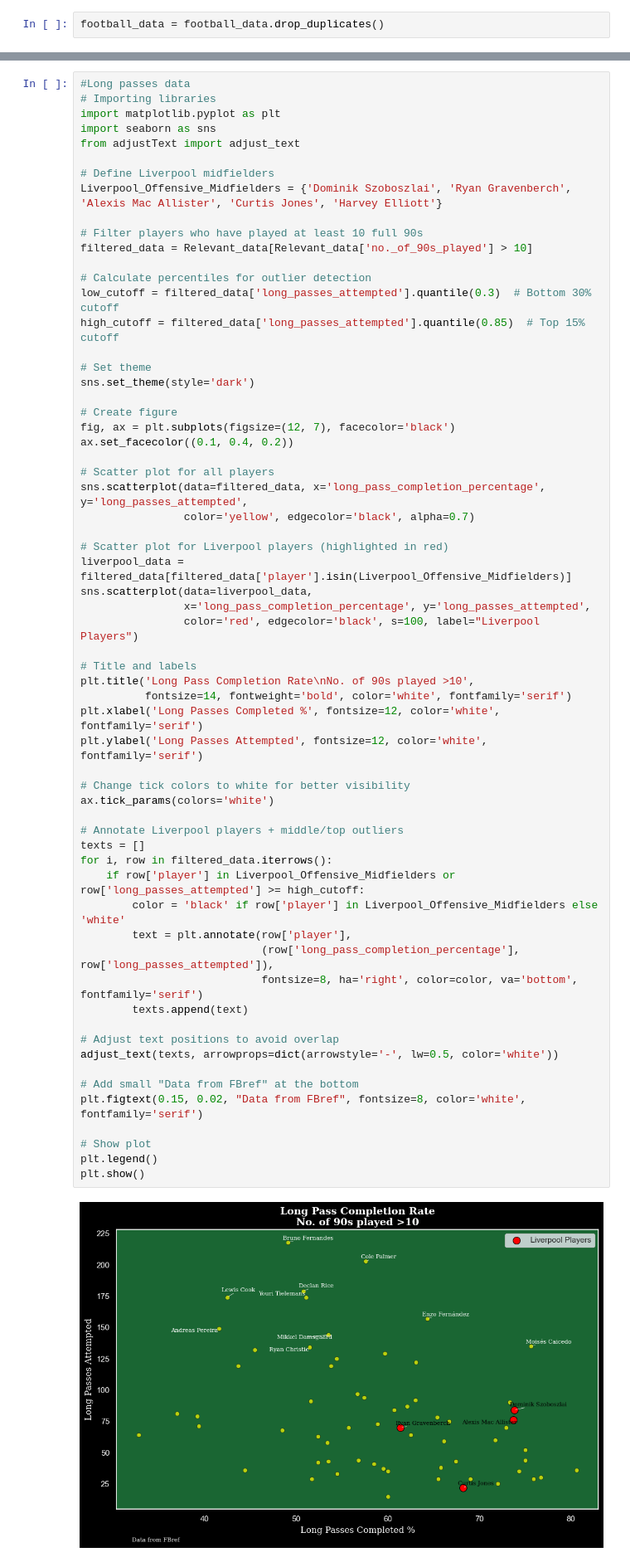
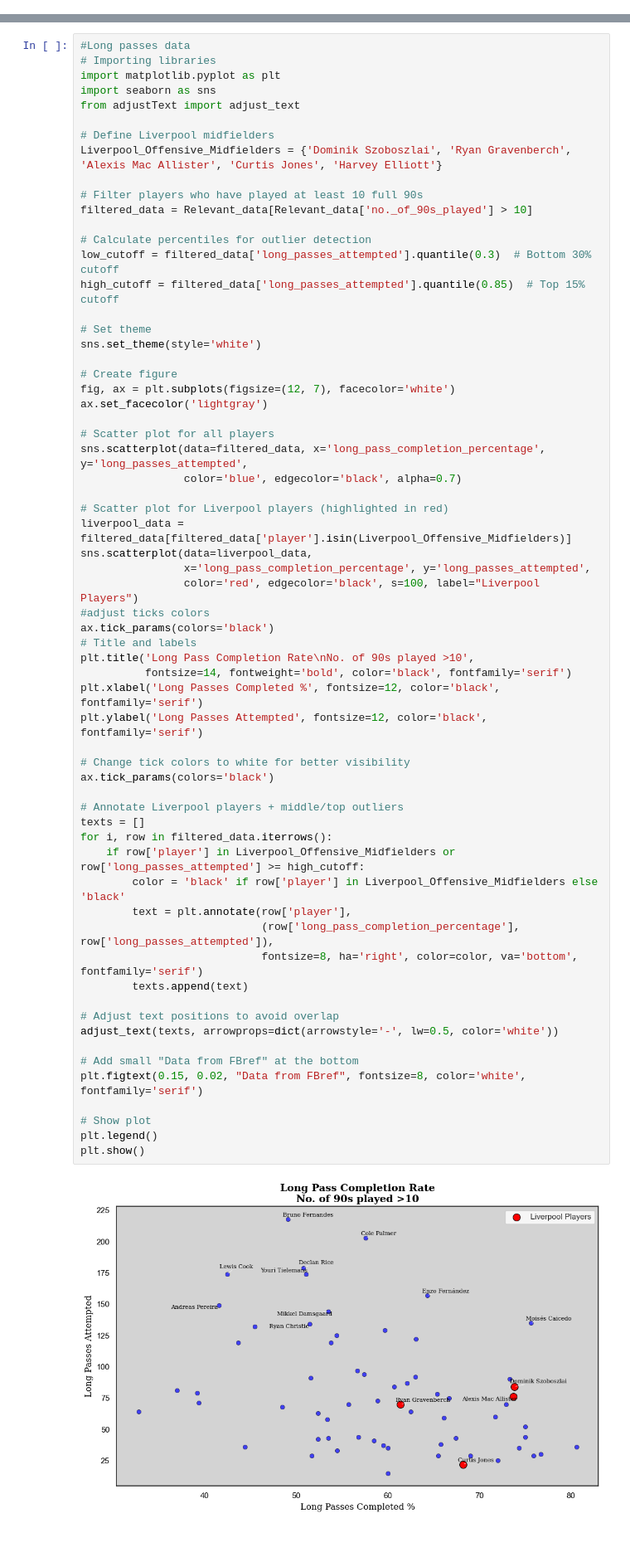
Before and after one commit to Elias-3817/Football-analysis-side-project-2, a Jupyter notebook: Offensive Midfielders Data/Code/offensive_midfielder_analysis.ipynb, the cells around one changed output, grey strips where cells are left out. Shown at 83% size. Cells and saved outputs as stored; diff of their text form.

```diff
--- a/Offensive Midfielders Data/Code/offensive_midfielder_analysis.ipynb
+++ b/Offensive Midfielders Data/Code/offensive_midfielder_analysis.ipynb
@@ -391,7 +373,5 @@ Wolves_Offensive_Midfielders = Subjective_Offensive_Midfielders[61:66]
 Leicester_Offenisve_Midfielders = Subjective_Offensive_Midfielders[66:70]
 Ipswich_Town_Offensive_Midfielders = Subjective_Offensive_Midfielders[70:77]
 Southampton_Offensive_Midfielders = Subjective_Offensive_Midfielders[77:83]
-# %%
-football_data = football_data.drop_duplicates()
 # %%
 football_data = football_data.drop_duplicates(subset=['player','index'])
@@ -522,52 +502,53 @@ low_cutoff = filtered_data['long_passes_attempted'].quantile(0.3)  # Bottom 30%
 high_cutoff = filtered_data['long_passes_attempted'].quantile(0.85)  # Top 15% cutoff
 
 # Set theme
-sns.set_theme(style='dark')
+sns.set_theme(style='white')
 
 # Create figure
-fig, ax = plt.subplots(figsize=(12, 7), facecolor='black')
-ax.set_facecolor((0.1, 0.4, 0.2))
+fig, ax = plt.subplots(figsize=(12, 7), facecolor='white')
+ax.set_facecolor('lightgray')
 
 # Scatter plot for all players
 sns.scatterplot(data=filtered_data, x='long_pass_completion_percentage', y='long_passes_attempted',
-                color='yellow', edgecolor='black', alpha=0.7)
+                color='blue', edgecolor='black', alpha=0.7)
 
 # Scatter plot for Liverpool players (highlighted in red)
 liverpool_data = filtered_data[filtered_data['player'].isin(Liverpool_Offensive_Midfielders)]
 sns.scatterplot(data=liverpool_data,
                 x='long_pass_completion_percentage', y='long_passes_attempted',
                 color='red', edgecolor='black', s=100, label="Liverpool Players")
-
+#adjust ticks colors
+ax.tick_params(colors='black')
 # Title and labels
 plt.title('Long Pass Completion Rate\nNo. of 90s played >10',
-          fontsize=14, fontweight='bold', color='white', fontfamily='serif')
-plt.xlabel('Long Passes Completed %', fontsize=12, color='white', fontfamily='serif')
-plt.ylabel('Long Passes Attempted', fontsize=12, color='white', fontfamily='serif')
+          fontsize=14, fontweight='bold', color='black', fontfamily='serif')
+plt.xlabel('Long Passes Completed %', fontsize=12, color='black', fontfamily='serif')
+plt.ylabel('Long Passes Attempted', fontsize=12, color='black', fontfamily='serif')
 
 # Change tick colors to white for better visibility
-ax.tick_params(colors='white')
+ax.tick_params(colors='black')
 
 # Annotate Liverpool players + middle/top outliers
 texts = []
 for i, row in filtered_data.iterrows():
     if row['player'] in Liverpool_Offensive_Midfielders or row['long_passes_attempted'] >= high_cutoff:
-        color = 'black' if row['player'] in Liverpool_Offensive_Midfielders else 'white'
+        color = 'black' if row['player'] in Liverpool_Offensive_Midfielders else 'black'
         text = plt.annotate(row['player'],
                             (row['long_pass_completion_percentage'], row['long_passes_attempted']),
                             fontsize=8, ha='right', color=color, va='bottom', fontfamily='serif')
         texts.append(text)
 
 # Adjust text positions to avoid overlap
 adjust_text(texts, arrowprops=dict(arrowstyle='-', lw=0.5, color='white'))
 
 # Add small "Data from FBref" at the bottom
 plt.figtext(0.15, 0.02, "Data from FBref", fontsize=8, color='white', fontfamily='serif')
 
 # Show plot
 plt.legend()
 plt.show()
 # %% [output]
-[figure, old version]
+[figure, new version]
 # %%
 #Data for Goals and Assists
 # Filter players
```
Also changed, not shown: parts of 19 cells of this notebook, 11 other files.
